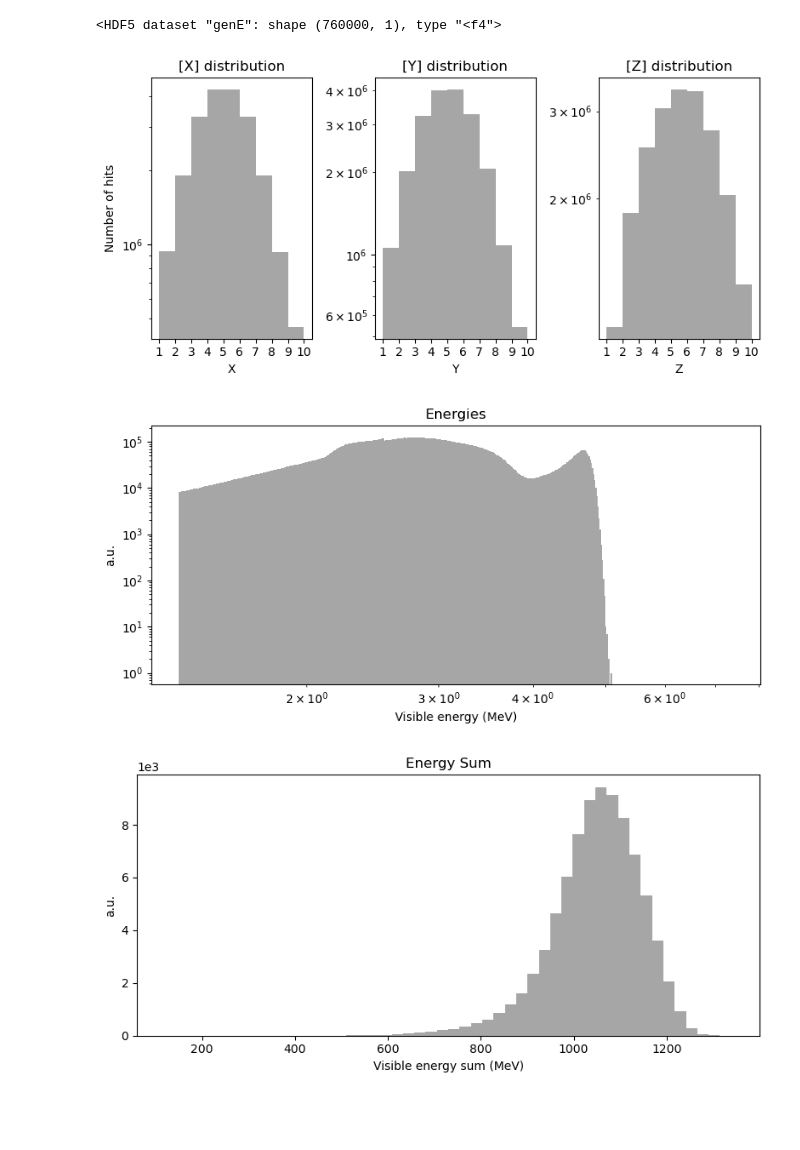
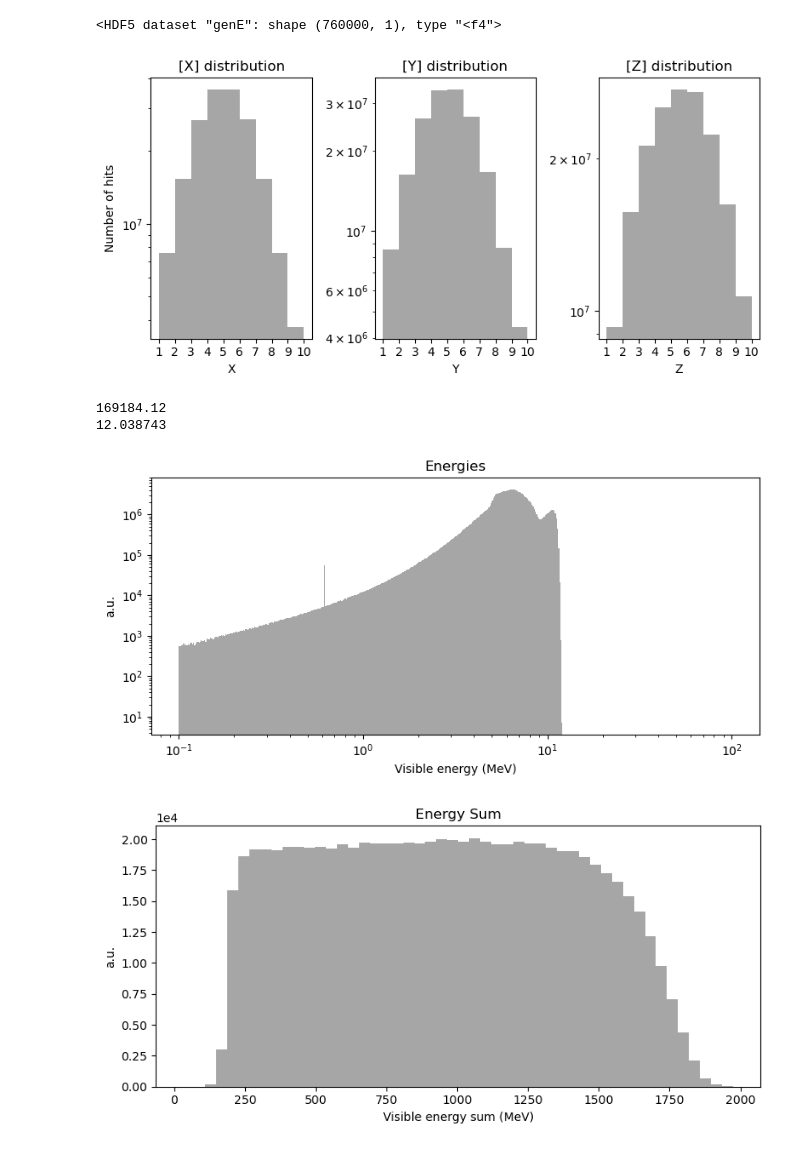
Before and after one commit to HenningRose/Shower_Visualization, a Jupyter notebook: CaloCloudsData.ipynb, the cells around one changed output. Saved outputs shown, nothing was run; the diff lists cells and outputs as text; code cells hidden in the pictures; blank space fills up the shorter version.

Commit message:
created a newer better version of the Notebook called shower_plots

```diff
--- a/CaloCloudsData.ipynb
+++ b/CaloCloudsData.ipynb
@@ -35,7 +35,7 @@ with h5py.File(file_path, 'r') as f:
 energy_total = data_genE[:] #get the total energy per shower
 #create a filter for the desired energy
 filter_energy = 60
-threshold_energy = 5
+threshold_energy = 50
 
 is_in_range = np.abs(energy_total - filter_energy) <= threshold_energy
 selected_indices = np.where(is_in_range)[0]
@@ -95,33 +95,37 @@ plt.yscale('log')
 plt.tight_layout()
 plt.show()
 # %% [output]
-[figure, old version]
+[figure, new version]
 # %%
 plt.figure(figsize=(8, 4)) # Adjust figure size as needed
 
+print(max(energy_xyz_mev))
+print(np.log(max(energy_xyz_mev)))
 #transforming the data for a log_scale
-log_energy = np.log10(energy_xyz_mev)
-min_value = 2
+log_energy = np.log(energy_xyz_mev)
+min_value = 0.1
 max_value = 100
 num_bins = 500
-bins = np.logspace(np.log10(min_value), np.log10(max_value), num_bins + 1, base =np.e)
+bins = np.logspace(np.log(min_value), np.log(max_value), num_bins + 1, base =np.e)
 
 
 plt.title('Energies')
 plt.hist(log_energy, bins=bins, alpha=0.7,color='grey')
 plt.xlabel('Visible energy (MeV)')
 plt.ylabel('a.u.')
 
 
 plt.ticklabel_format(axis='y', style='sci', scilimits=(0,0))
 plt.xscale('log')
 plt.yscale('log')
 
 
 plt.tight_layout()
 plt.show()
 # %% [output]
+169184.12
+12.038743
-[figure, old version]
+[figure, new version]
 # %%
 plt.figure(figsize=(8, 4)) # Adjust figure size as needed
 
@@ -144,7 +148,7 @@ plt.ticklabel_format(axis='y', style='sci', scilimits=(0,0))
 plt.tight_layout()
 plt.show()
 # %% [output]
-[figure, old version]
+[figure, new version]
 # %%
 plt.figure(figsize=(8, 4)) # Adjust figure size as needed
 
```
Also changed, not shown: parts of 2 cells of this notebook, 2 other files.
